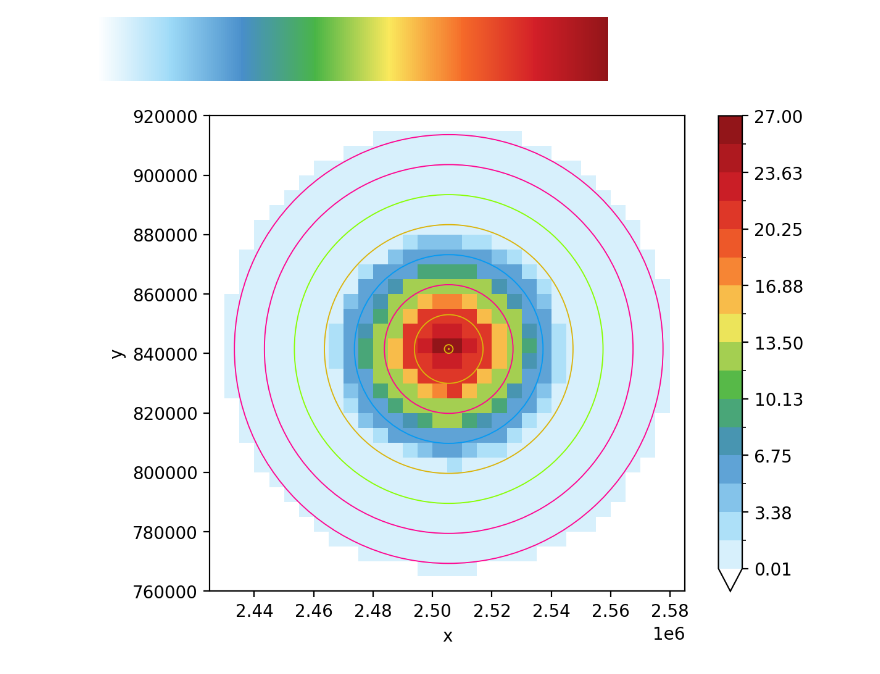
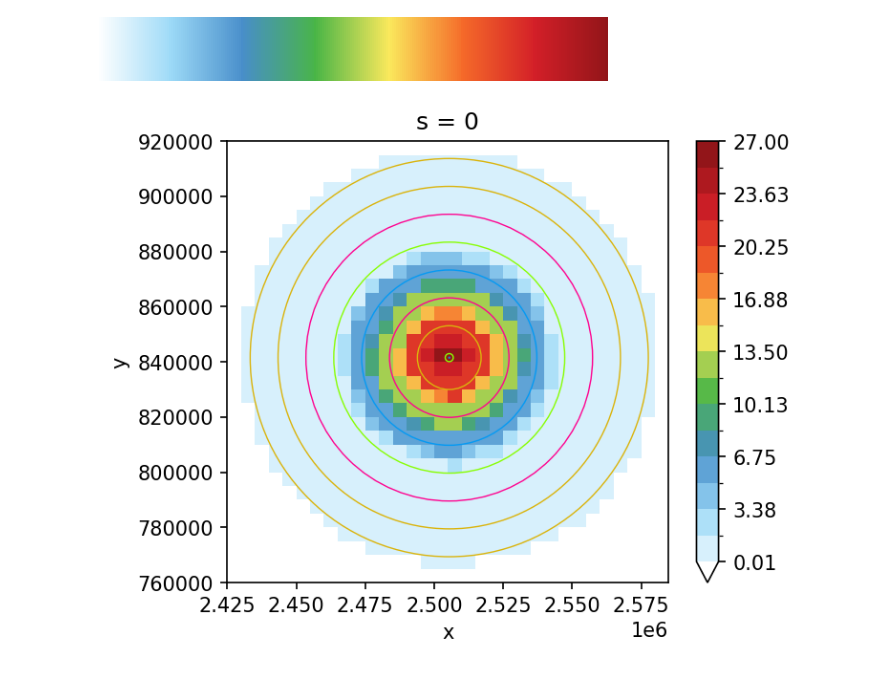
Before and after one commit to feliperiosg/STORM3, a Jupyter notebook: notebook/tre_.ipynb, the cells around one changed output. Cells and saved outputs as stored; diff of their text form; code cells hidden in the pictures.

```diff
--- a/notebook/tre_.ipynb
+++ b/notebook/tre_.ipynb
@@ -386,0 +639,17 @@ da.isel( {'x':slice(217,249), 'y':slice(50,82),} ).plot(cmap='nipy_spectral_r',
+# %%
+# convert "fall" into a xarray
+da = xr.DataArray(
+    data=fall,
+    dims=["s", "y", "x"],
+    coords={"s": np.r_[0:n_s], "x": XS, "y": YS},
+)
+# pa = xr.DataArray(data=mask, dims=['t','y','x'], coords={'t':np.r_[0:n_s], 'x':XS, 'y':YS},)
+
+# find first the "right" slices
+da.isel(
+    {
+        "s": posx,
+        "x": slice(217, 249),
+        "y": slice(50, 82),
+    }
+).plot(cmap="nipy_spectral_r", levels=13, vmin=0.005, vmax=27)
@@ -391,24 +663,57 @@ cmaps.WhiteBlueGreenYellowRed
 # %% [output]
 [figure]
 # %%
+fig, ax = plt.subplots(figsize=(5, 4), dpi=150)
+ax.set_aspect("equal")
 
+# find the right slices
+da.isel(
+    {
+        "s": posx,
+        "x": slice(217, 249),
+        "y": slice(50, 82),
+    }
+).plot(cmap="WhiteBlueGreenYellowRed", levels=17, vmin=0.005, vmax=27, ax=ax)
 
-# TO PLOT IT RIGHT ONE HAS TO USE XARRAY!
-fig, ax = plt.subplots(figsize=(7,5), dpi=200)
-ax.set_aspect('equal')
-# da.isel( {'x':slice(115,130), 'y':slice(200,215)} ).plot(
-da.isel( {'x':slice(217,249), 'y':slice(50,82),} ).plot( cmap='WhiteBlueGreenYellowRed', levels=17, vmin=0.005,vmax=27, ax=ax)
-# RINGS[23].plot(color='xkcd:bright aqua', lw=.47, ax=ax)
-for rr in all_radii[ posx ] *1e3:
-    circ = Circle((CENTS[posx][0], CENTS[posx][1]), rr, alpha=1, facecolor='None', lw=0.67,
-        edgecolor=npr.choice(['xkcd:lime green','xkcd:gold','xkcd:electric pink','xkcd:azure']))
+# plotting of rings happens here
+for rr in all_radii[posx] * 1e3:
+    circ = Circle(
+        (CENTS[posx][0], CENTS[posx][1]),
+        rr,
+        alpha=1,
+        facecolor="None",
+        lw=0.67,
+        edgecolor=npr.choice(
+            ["xkcd:lime green", "xkcd:gold", "xkcd:electric pink", "xkcd:azure"]
+        ),
+    )
     ax.add_patch(circ)
+
 # # https://stackoverflow.com/a/64035939/5885810  (add vertical lines)
-# plt.vlines(x=np.arange(1920000,1990000,5000), ymin=-180000, ymax=-100000, colors='xkcd:off white', ls='dotted', lw=0.09)
-# plt.hlines(y=np.arange(-110000,-180000,-5000), xmin=1910000, xmax=1990000, colors='xkcd:off white', ls='dotted', lw=0.09)
+# plt.vlines(
+#     x=np.arange(1920000, 1990000, 5000),
+#     ymin=-180000,
+#     ymax=-100000,
+#     colors="xkcd:off white",
+#     ls="dotted",
+#     lw=0.09,
+# )
+# plt.hlines(
+#     y=np.arange(-110000, -180000, -5000),
+#     xmin=1910000,
+#     xmax=1990000,
+#     colors="xkcd:off white",
+#     ls="dotted",
+#     lw=0.09,
+# )
+
 plt.show()
-# plt.savefig(f'tmp_raster_xarray_n{posx}_pol.pdf', bbox_inches='tight',pad_inches=0.02, facecolor=fig.get_facecolor())
-plt.close()
-plt.clf()
+
+# # use these for exporting and cleaning [don't forget to comment out "plt.show()"!!]
+# plt.savefig(
+#     "tre_.pdf", bbox_inches="tight", pad_inches=0.02, facecolor=fig.get_facecolor()
+# )
+# plt.close()
+# plt.clf()
 # %% [output]
-[figure, old version]
+[figure, new version]
```
Also changed, not shown: parts of 87 cells of this notebook, 6 other files.
